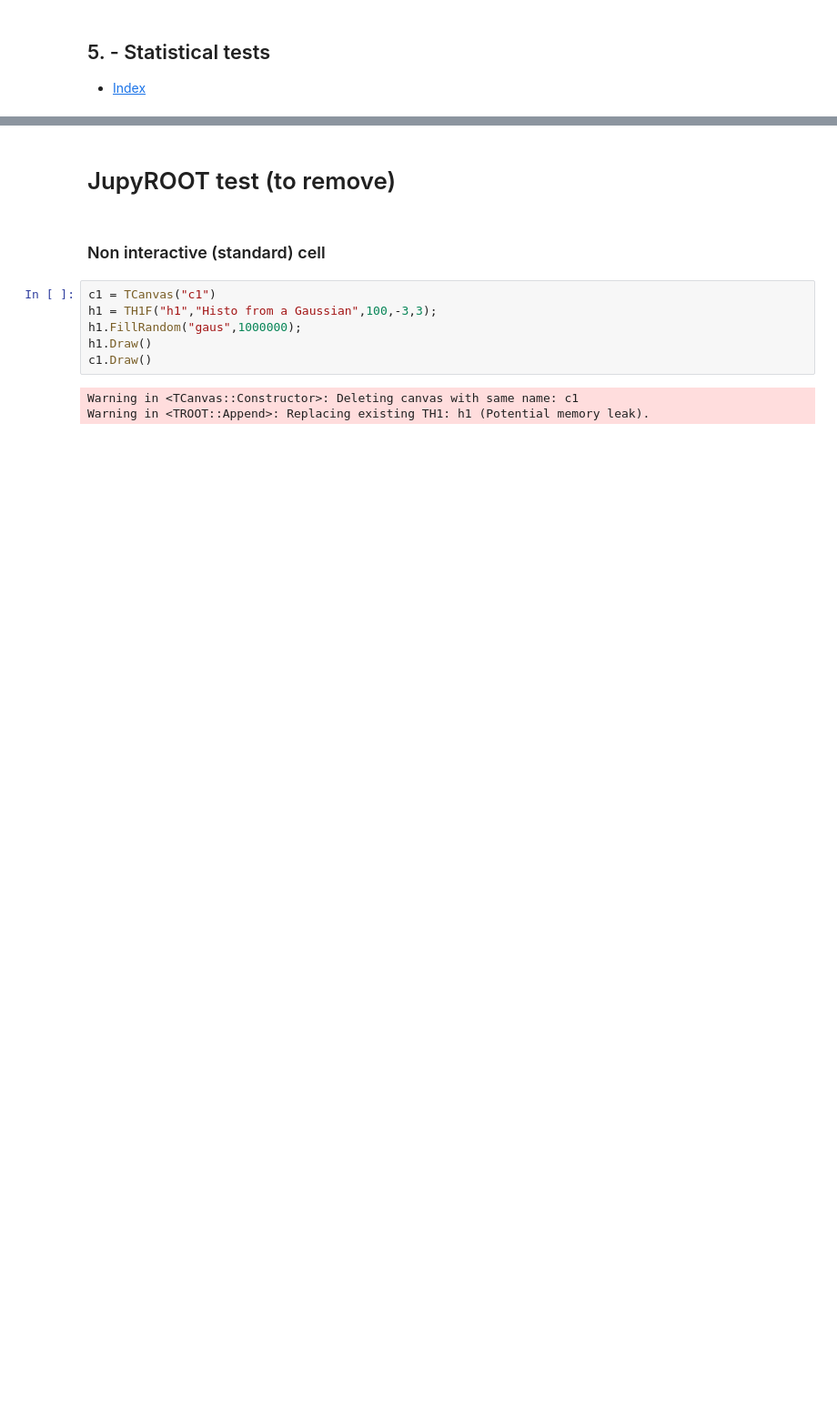
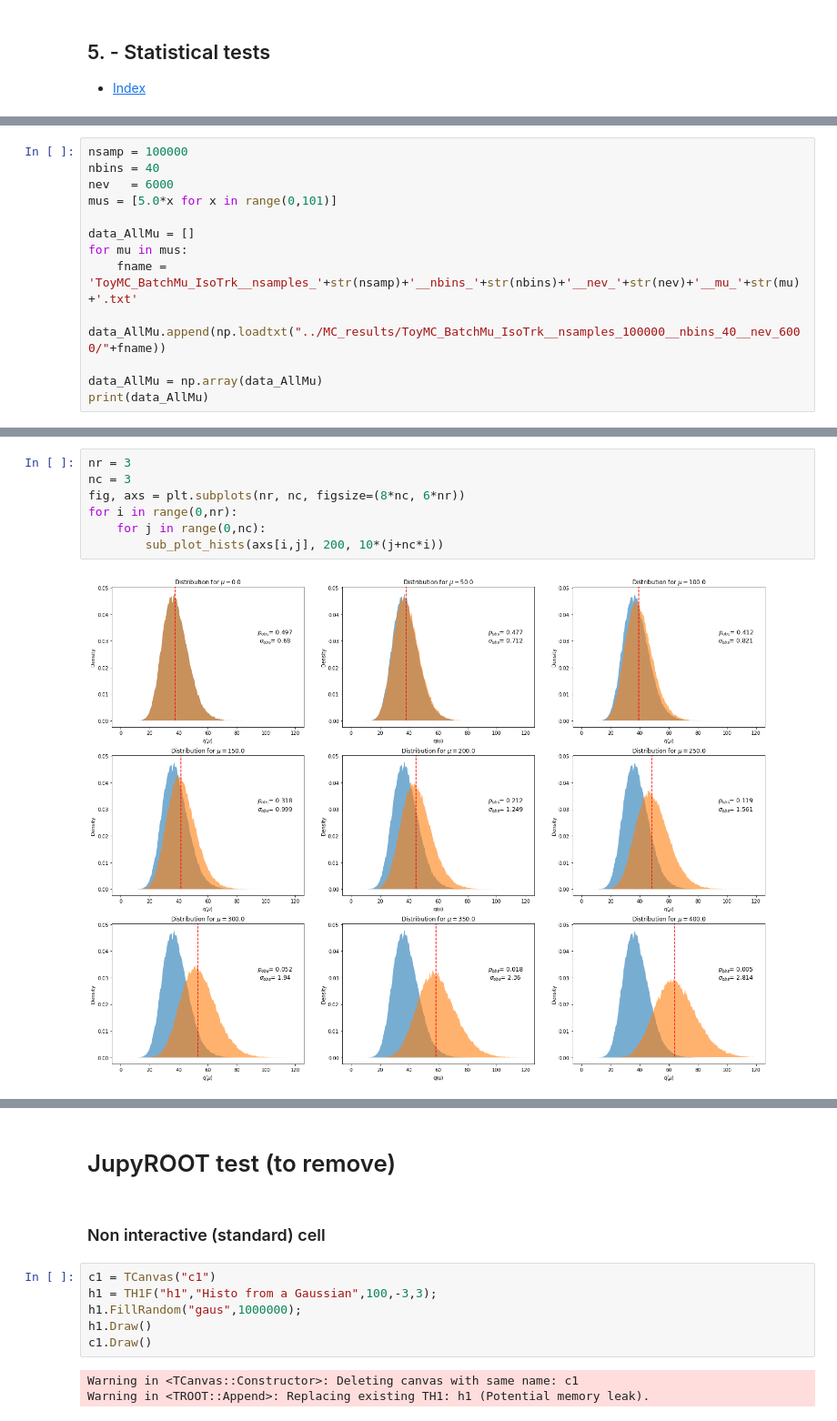
Before and after one commit to pacca4/Project_LocpB_plots, a Jupyter notebook: presentation/presentation_AleModification.ipynb, the cells around one changed output, grey strips where cells are left out. Shown at 91% size. Drawn from its saved outputs; the diff is of its cells as text; blank space fills up the shorter version.

Commit message:
Done stat plots

```diff
--- a/presentation/presentation_AleModification.ipynb
+++ b/presentation/presentation_AleModification.ipynb
@@ -289,0 +299,13 @@ The results are then:
+# %%
+nsamp = 100000
+nbins = 40
+nev   = 6000
+mus = [5.0*x for x in range(0,101)]
+
+data_AllMu = []
+for mu in mus:
+    fname = 'ToyMC_BatchMu_IsoTrk__nsamples_'+str(nsamp)+'__nbins_'+str(nbins)+'__nev_'+str(nev)+'__mu_'+str(mu)+'.txt'
+    data_AllMu.append(np.loadtxt("../MC_results/ToyMC_BatchMu_IsoTrk__nsamples_100000__nbins_40__nev_6000/"+fname))
+
+data_AllMu = np.array(data_AllMu)
+print(data_AllMu)
@@ -289,0 +363,9 @@ The results are then:
+# %%
+nr = 3
+nc = 3
+fig, axs = plt.subplots(nr, nc, figsize=(8*nc, 6*nr))
+for i in range(0,nr):
+    for j in range(0,nc):
+        sub_plot_hists(axs[i,j], 200, 10*(j+nc*i))
+# %% [output]
+[figure, added]
```
Also changed, not shown: parts of 14 cells of this notebook, 1 other file.
